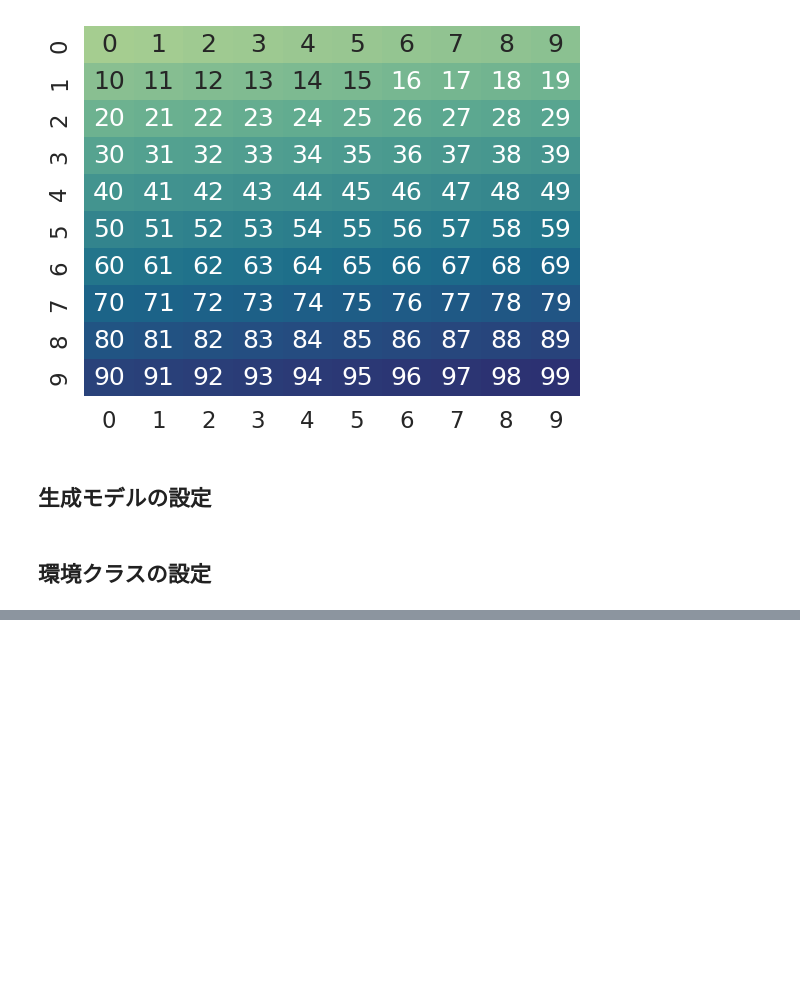
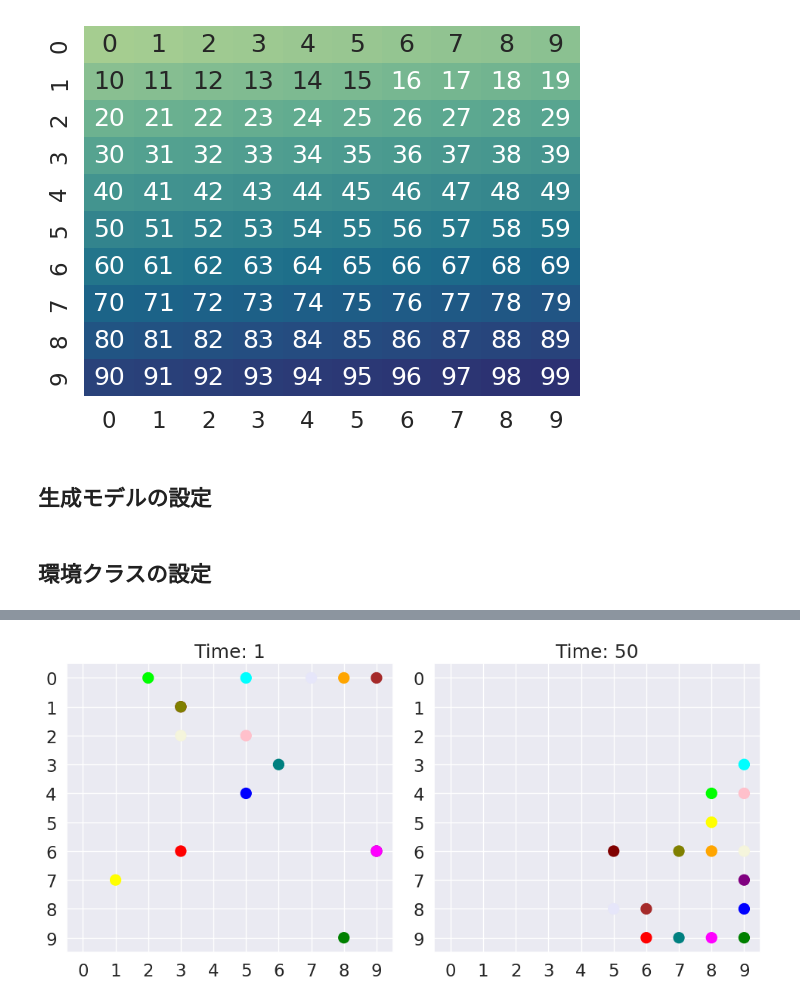
Before and after one commit to ykunisato/Active-inference-based-toy-model-for-loneliness-ABM, a Jupyter notebook: loneliness_aif_abm.ipynb, the cells around one changed output, grey strips where cells are left out. Cells and saved outputs as stored; diff of their text form; code cells hidden in the pictures; blank space fills up the shorter version.

```diff
--- a/loneliness_aif_abm.ipynb
+++ b/loneliness_aif_abm.ipynb
@@ -396,0 +397,78 @@ Wall time: 1d 14h 9s
+# %%
+df = pd.DataFrame(data)
+# X座標とY座標を抽出
+df['X'] = df['position'].apply(lambda xy: xy[0])
+df['Y'] = df['position'].apply(lambda xy: xy[1])
+# IDのリストを取得して、色分けに利用
+unique_ids = df['agent_id'].unique()
+pattern = ['red', 'blue', 'green', 'yellow', 'purple', 'orange', 'cyan', 'magenta',
+           'lime', 'pink', 'teal', 'lavender', 'brown', 'beige', 'maroon', 'olive']
+color_map = {id_: pattern[i] for i, id_ in enumerate(unique_ids)}
+
+# アニメーションの準備
+fig, ax = plt.subplots()
+scat = ax.scatter([], [], animated=True, s=100)
+ax.set_xlim(-0.5, 9.5)
+ax.set_ylim(-0.5, 9.5)
+ax.set_xlabel("")
+ax.set_ylabel("")
+ax.invert_yaxis()
+ax.set_title("Movement of Agents over Time")
+# XY軸の目盛りを1単位に設定
+ax.set_xticks(np.arange(0, 10, 1))
+ax.set_yticks(np.arange(0, 10, 1))
+# グリッドを表示
+ax.grid(True)
+# 各時点のデータを準備
+grouped_by_timestep = df.groupby('time')
+timesteps = sorted(grouped_by_timestep.groups.keys())
+data_for_animation = [grouped_by_timestep.get_group(t) for t in timesteps]
+def update(frame):
+    current_df = data_for_animation[frame]
+    x_coords = current_df['X'].values
+    y_coords = current_df['Y'].values
+    id_colors = [color_map[id_] for id_ in current_df['agent_id']]
+    scat.set_offsets(np.c_[x_coords, y_coords])
+    scat.set_facecolors(id_colors)
+    return (scat,)
+
+# アニメーションの作成
+anim = animation.FuncAnimation(fig, update, frames=len(data_for_animation), interval=1000, blit=True)
+html_animation = HTML(anim.to_html5_video())
+display(html_animation)
+anim.save('agent_movement01.mp4', writer='ffmpeg')
+plt.close()
+
+# 最初と最後の画像をsubplotで表示
+fig_static, (ax1, ax2) = plt.subplots(1, 2, figsize=(10, 5))
+## 最初の時点のデータを描画
+first_df = data_for_animation[0]
+x_first = first_df['X'].values
+y_first = first_df['Y'].values
+colors_first = [color_map[id_] for id_ in first_df['agent_id']]
+ax1.scatter(x_first, y_first, c=colors_first, s=100)
+ax1.set_xlim(-0.5, 9.5)
+ax1.set_ylim(-0.5, 9.5)
+ax1.invert_yaxis()
+ax1.set_title(f"Time: {timesteps[0]}")
+ax1.set_xticks(np.arange(0, 10, 1))
+ax1.set_yticks(np.arange(0, 10, 1))
+ax1.grid(True)
+## 最後の時点のデータを描画
+last_df = data_for_animation[-1]
+x_last = last_df['X'].values
+y_last = last_df['Y'].values
+colors_last = [color_map[id_] for id_ in last_df['agent_id']]
+ax2.scatter(x_last, y_last, c=colors_last, s=100)
+ax2.set_xlim(-0.5, 9.5)
+ax2.set_ylim(-0.5, 9.5)
+ax2.invert_yaxis()
+ax2.set_title(f"Time: {timesteps[-1]}")
+ax2.set_xticks(np.arange(0, 10, 1))
+ax2.set_yticks(np.arange(0, 10, 1))
+ax2.grid(True)
+plt.tight_layout()
+plt.savefig('agent_movement.png')
+plt.show()
+plt.close()
+# %% [output]
@@ -397 +476,2 @@ Wall time: 1d 14h 9s
+[figure, added]
 # %% [markdown]
```
Also changed, not shown: parts of 17 cells of this notebook, 2 other files.
